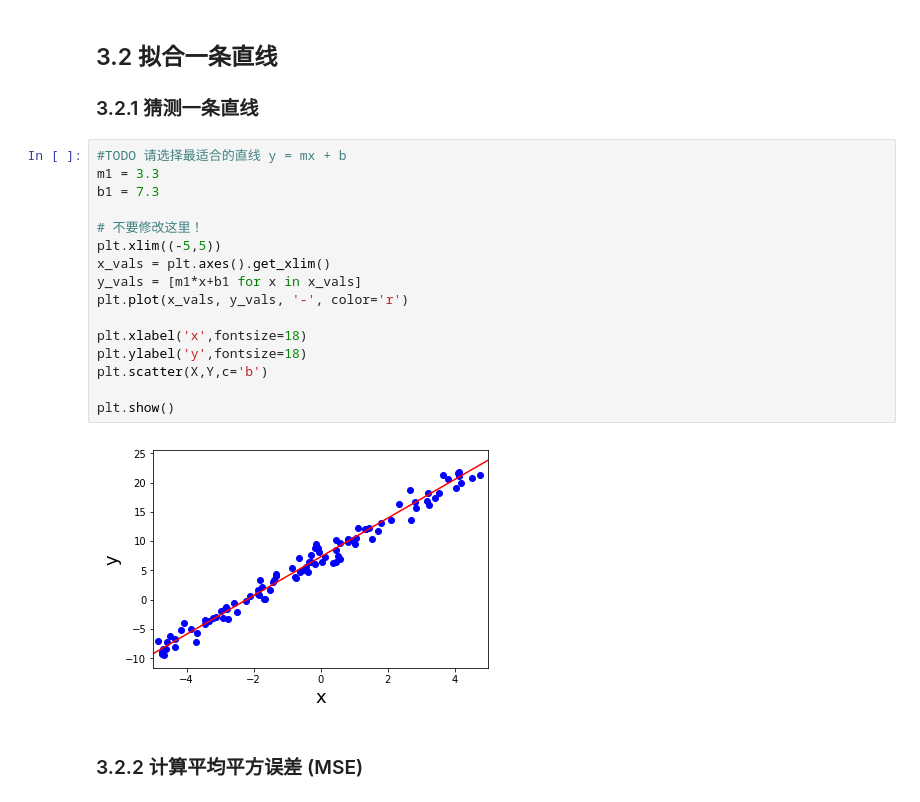
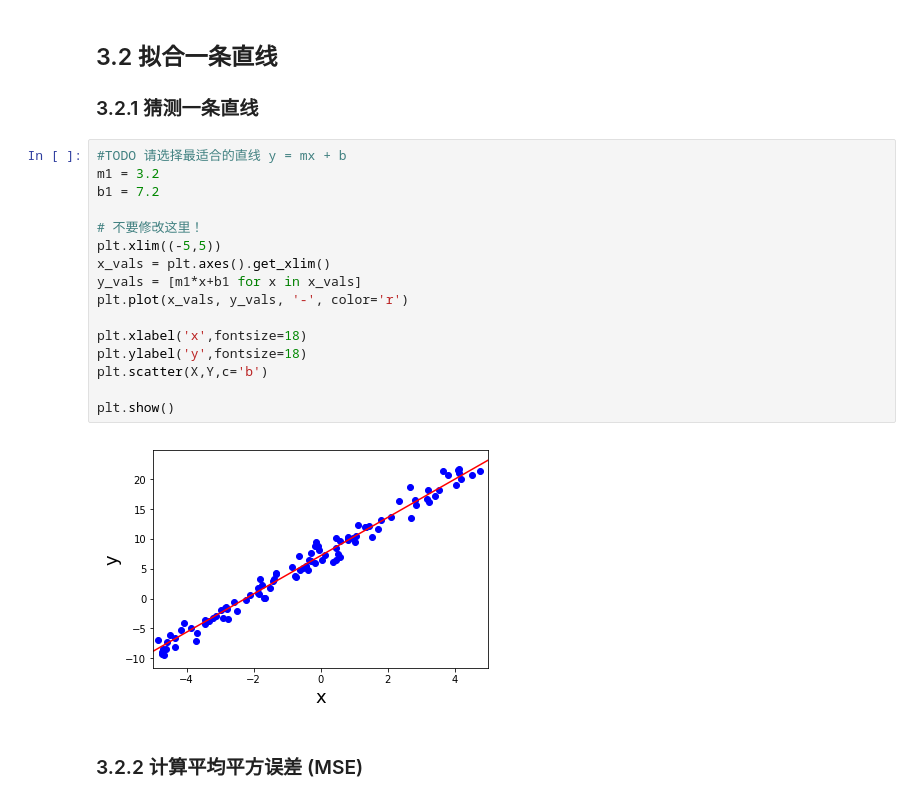
Before and after one commit to anefish/machine-learning-basic-p3, a Jupyter notebook: linear_regression_project.ipynb, the cells around one changed output. Cells and saved outputs as stored; diff of their text form.

```diff
--- a/linear_regression_project.ipynb
+++ b/linear_regression_project.ipynb
@@ -494,22 +494,22 @@ plt.show()
 ### 3.2.1 猜测一条直线
 # %%
 #TODO 请选择最适合的直线 y = mx + b
-m1 = 3.3
-b1 = 7.3
+m1 = 3.2
+b1 = 7.2
 
 # 不要修改这里！
 plt.xlim((-5,5))
 x_vals = plt.axes().get_xlim()
 y_vals = [m1*x+b1 for x in x_vals]
 plt.plot(x_vals, y_vals, '-', color='r')
 
 plt.xlabel('x',fontsize=18)
 plt.ylabel('y',fontsize=18)
 plt.scatter(X,Y,c='b')
 
 plt.show()
 # %% [output]
-[figure, old version]
+[figure, new version]
 # %% [markdown]
 ### 3.2.2 计算平均平方误差 (MSE)
 # %% [markdown]
```
Also changed, not shown: parts of 1 cell of this notebook.
